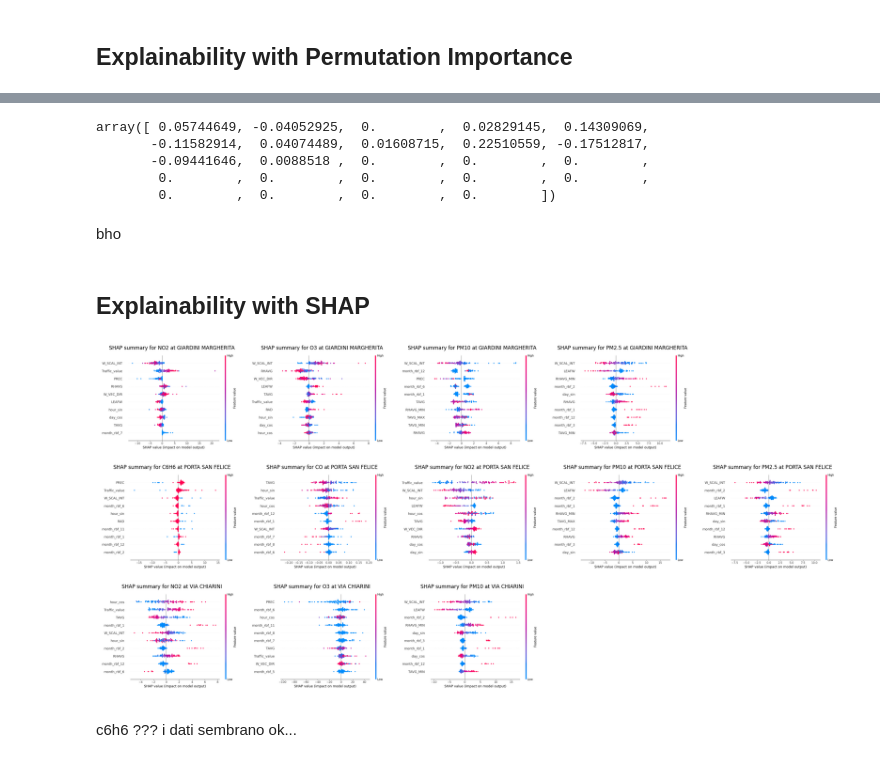
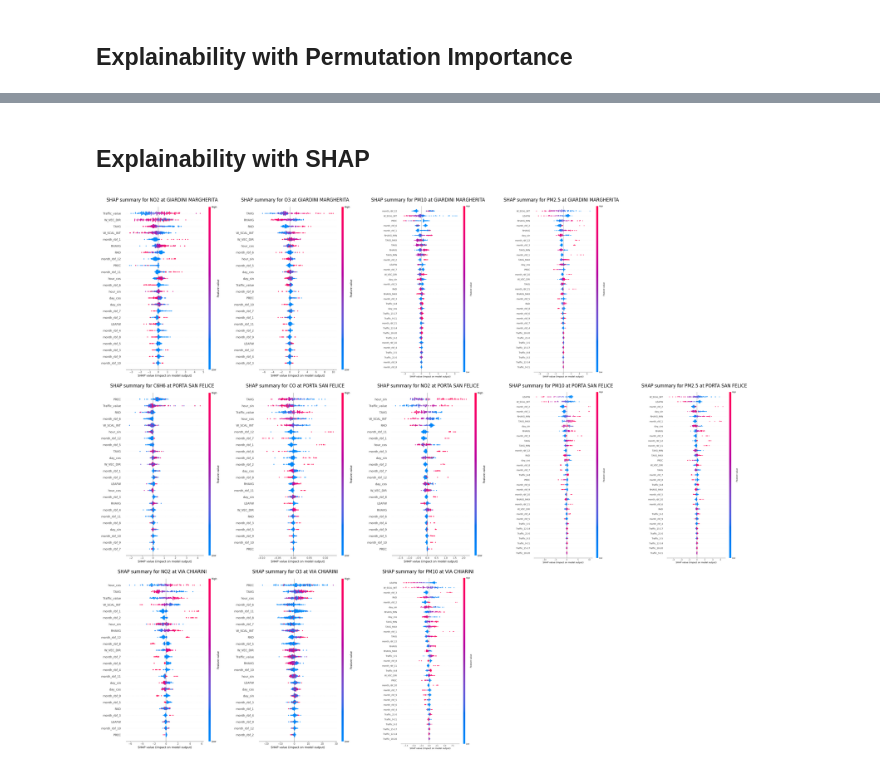
Before and after one commit to davidesonno/AII-project, a Jupyter notebook: 7-feature-importance.ipynb, the cells around one changed output, grey strips where cells are left out. Cells and saved outputs as stored; diff of their text form; code cells hidden in the pictures.

Commit message:
worked on feature selection
- need to maybe do boruta
- try to define the columns and re train

```diff
--- a/7-feature-importance.ipynb
+++ b/7-feature-importance.ipynb
@@ -114,8 +118,8 @@ def lstm_neg_mae_scorer(model, x, y, time_steps, n_features):
     return -mean_absolute_error(y, y_pred)
 
 
-n_samples = 10 # with this 'low' values I get the same results as higher ones so... lets keep it fast
-n_repeats = 2
+n_samples = 100 # with this 'low' values I get the same results as higher ones so... lets keep it fast
+n_repeats = 10
 
 n_rows = len(stations)
 n_cols = max(len(models[station].keys()) for station in stations)
@@ -148,7 +152,8 @@ for i,station in enumerate(stations):
                 time_steps = input_shape[1]
                 n_features = input_shape[2]
                 use_mask = isinstance(model.layers[0], tf.keras.layers.Masking)
-                X_test, y_test = create_sequences(test_sets[station][agent]['x'].iloc[:3*n_samples], test_sets[station][agent]['y'].iloc[:3*n_samples], time_steps, use_mask=use_mask)
+                X_test, y_test = create_sequences(test_sets[station][agent]['x'], test_sets[station][agent]['y'], time_steps, use_mask=use_mask)
+                # X_test, y_test = create_sequences(test_sets[station][agent]['x'].iloc[:3*n_samples], test_sets[station][agent]['y'].iloc[:3*n_samples], time_steps, use_mask=use_mask)
                 y_test = y_test.to_numpy()
                 test_data_idx = np.random.choice(X_test.shape[0], size=n_samples, replace=False)
                 X_test = X_test[test_data_idx]
@@ -200,13 +203,3 @@ plt.show()
-# %%
-agents_permutation_importance['VIA CHIARINI']['O3']['importances_mean']
-# %% [output]
-array([ 0.05744649, -0.04052925,  0.        ,  0.02829145,  0.14309069,
-       -0.11582914,  0.04074489,  0.01608715,  0.22510559, -0.17512817,
-       -0.09441646,  0.0088518 ,  0.        ,  0.        ,  0.        ,
-        0.        ,  0.        ,  0.        ,  0.        ,  0.        ,
-        0.        ,  0.        ,  0.        ,  0.        ])
-# %% [markdown]
-bho
 # %% [markdown]
 ## Explainability with SHAP
 # %%
@@ -229,12 +222,12 @@ warnings.filterwarnings(
 def model_predict(data): # used in kernel explainers
     return model.predict(data,verbose=0).reshape(-1) # with no reshaping it does not work
 
-n_samples = 100
+n_samples = 200
 
 n_rows = len(stations)
 n_cols = max(len(models[station].keys()) for station in stations)
 
-fig, axes = plt.subplots(n_rows, n_cols, figsize=(n_cols * 5, n_rows * 4))
+fig, axes = plt.subplots(n_rows, n_cols, figsize=(n_cols * 5, n_rows * 7))
 
 for i,station in enumerate(stations):
     if station not in agents_shap_values:
@@ -268,8 +261,11 @@ for i,station in enumerate(stations):
                 # continue
                 time_steps = input_shape[1]
                 use_mask = isinstance(model.layers[0], tf.keras.layers.Masking)
-                training_data, _ = create_sequences(training_sets[station][agent]['x'].iloc[:3*n_samples], training_sets[station][agent]['y'].iloc[:3*n_samples], time_steps, use_mask=use_mask)
-                test_data, _ = create_sequences(test_sets[station][agent]['x'].iloc[:3*n_samples], test_sets[station][agent]['y'].iloc[:3*n_samples], time_steps, use_mask=use_mask)
+                training_data, _ = create_sequences(training_sets[station][agent]['x'], training_sets[station][agent]['y'], time_steps, use_mask=use_mask)
+                test_data, _ = create_sequences(test_sets[station][agent]['x'], test_sets[station][agent]['y'], time_steps, use_mask=use_mask)
+                # training_data, _ = create_sequences(training_sets[station][agent]['x'].iloc[:3*n_samples], training_sets[station][agent]['y'].iloc[:3*n_samples], time_steps, use_mask=use_mask)
+                # test_data, _ = create_sequences(test_sets[station][agent]['x'].iloc[:3*n_samples], test_sets[station][agent]['y'].iloc[:3*n_samples], time_steps, use_mask=use_mask)
+
                 # if you sample before creating the sequences you would separate consecutive values. We might want to sample groups of time_steps elements
                 # and then create sequences with no sliding window. Or simply shrinken the dataset before, you need num_samples + time_steps -1 hours in total,
                 # so maybe keep 2/3 times num_samples before creating sequences <-- currenty doing this (missing the first `times_steps` -1 elements)
@@ -279,6 +275,7 @@ for i,station in enumerate(stations):
                 test_data = test_data[test_data_idx]
 
                 # deep (doesnt work)
+                # explainer = shap.DeepExplainer(model, training_data)
 
                 # gradient
                 explainer = shap.GradientExplainer(model, training_data)
@@ -292,37 +289,49 @@ for i,station in enumerate(stations):
                 # shap_values = explainer.shap_values(test_data)
 
         elif isinstance(model, RandomForestRegressor):
+            # continue
             explainer = shap.TreeExplainer(model)
             test_data = test_sets[station][agent]['x'].sample(n_samples, random_state=42)
             shap_values = explainer.shap_values(test_data)
 
+        z_scores = np.abs((shap_values - shap_values.mean(axis=0)) / shap_values.std(axis=0))
+        shap_values = shap_values[(z_scores < 3).all(axis=1)]
+        test_data = test_data[(z_scores < 3).all(axis=1)]
+
         # save the shap values
-        agents_shap_values[station][agent] = shap_values
+        agents_shap_values[station][agent] = {
+            'shap_values': shap_values,
+            'explainer':  explainer
+        }
 
         # plot
         ax = axes[i][j]
         tmp_fig, tmp_ax = plt.subplots(figsize=(5, 4))
-        shap.summary_plot(shap_values, test_data, max_display=10, show=False, color_bar=True, rng=42)
+        shap.summary_plot(shap_values,
+                          test_data,
+                          max_display=999,
+                          show=False,
+                          color_bar=True,
+                          rng=42
+                          )
         canvas = FigureCanvas(tmp_fig)
         canvas.draw()
 
         # Convert canvas to image
         image = np.frombuffer(canvas.buffer_rgba(), dtype='uint8')
         image = image.reshape(tmp_fig.canvas.get_width_height()[::-1] + (4,))
 
         # Show the image on the target subplot
         ax.imshow(image)
         ax.axis('off')
         ax.set_title(f'SHAP summary for {agent} at {station}')
 
         plt.close(tmp_fig)
 
 for i, station in enumerate(stations):
     for j in range(len(models[station].keys()), n_cols):
         axes[i][j].axis('off') # remove unused subplots
 plt.tight_layout()
 plt.show()
 # %% [output]
-[figure, old version]
+[figure, new version]
-# %% [markdown]
-c6h6 ??? i dati sembrano ok...
```
Also changed, not shown: parts of 7 cells of this notebook, 3 other files.
